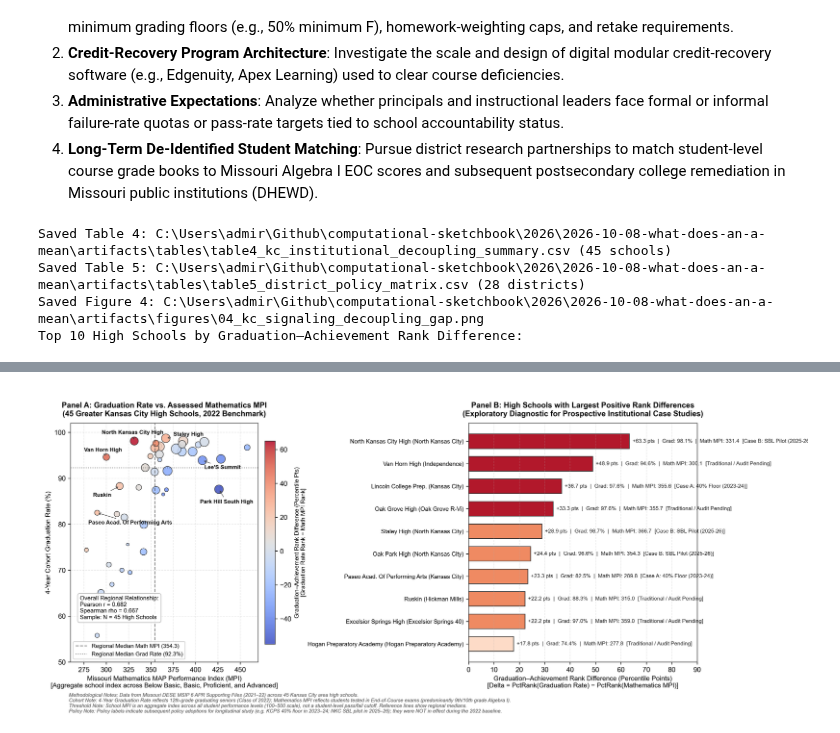
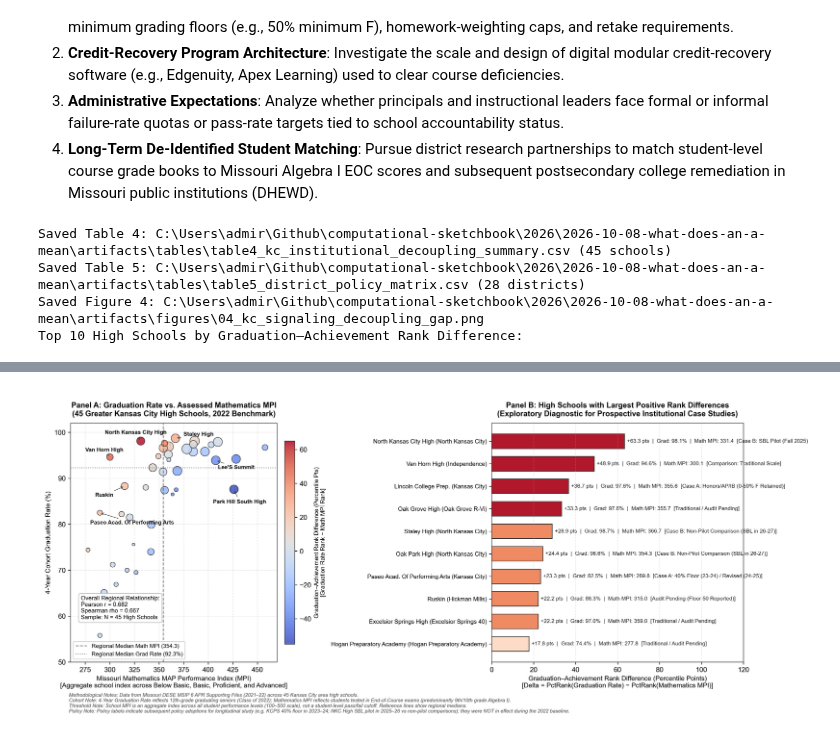
Before and after one commit to admiralorbiter/computational-sketchbook, a Jupyter notebook: 2026/2026-10-08-what-does-an-a-mean/notebooks/01_what_does_an_a_mean.ipynb, the cells around one changed output, grey strips where cells are left out. Saved outputs shown, nothing was run; the diff lists cells and outputs as text; code cells hidden in the pictures.

Commit message:
fix(2026-10-08-what-does-an-a-mean): correct graduation regulation to 5 CSR 20-100.190, code school-level pilot exposure, and add policy evidence register

```diff
--- a/2026/2026-10-08-what-does-an-a-mean/notebooks/01_what_does_an_a_mean.ipynb
+++ b/2026/2026-10-08-what-does-an-a-mean/notebooks/01_what_does_an_a_mean.ipynb
@@ -376,37 +376,37 @@ from IPython.display import Image, display
 if str(BASE_DIR) not in sys.path:
     sys.path.insert(0, str(BASE_DIR))
 
 from src.analyze_institutional_incentives import load_and_process_decoupling_data, generate_tables, plot_figure_4
 
 # Execute institutional analysis pipeline
-df_merged, df_policy = load_and_process_decoupling_data()
-generate_tables(df_merged, df_policy)
+df_merged, df_policy, df_evidence = load_and_process_decoupling_data()
+generate_tables(df_merged, df_policy, df_evidence)
 plot_figure_4(df_merged)
 
 # Load and display top rank-difference high schools
 t4 = pd.read_csv(TABLES_DIR / "table4_kc_institutional_decoupling_summary.csv")
 print("Top 10 High Schools by Graduation–Achievement Rank Difference:")
-display(t4.head(10)[["District Name", "School Name", "4-Yr Grad Rate (%)", "Math Status MPI", "Grad-Math Rank Diff (Pctile Pts)", "Policy Status in 2022", "Subsequent Policy Adoption"]])
+display(t4.head(10)[["District Name", "School Name", "4-Yr Grad Rate (%)", "Math Status MPI", "Grad-Math Rank Diff (Pctile Pts)", "Policy Status in 2022", "Subsequent Policy Adoption", "Longitudinal Policy Exposure Role"]])
 
 # Display Figure 4
 display(Image(str(FIG_DIR / "04_kc_signaling_decoupling_gap.png")))
 # %% [output]
 Saved Table 4: C:\Users\admir\Github\computational-sketchbook\2026\2026-10-08-what-does-an-a-mean\artifacts\tables\table4_kc_institutional_decoupling_summary.csv (45 schools)
 Saved Table 5: C:\Users\admir\Github\computational-sketchbook\2026\2026-10-08-what-does-an-a-mean\artifacts\tables\table5_district_policy_matrix.csv (28 districts)
 Saved Figure 4: C:\Users\admir\Github\computational-sketchbook\2026\2026-10-08-what-does-an-a-mean\artifacts\figures\04_kc_signaling_decoupling_gap.png
 Top 10 High Schools by Graduation–Achievement Rank Difference:
 |  | District Name | School Name | 4-Yr Grad Rate (%) | Math Status MPI | Grad-Math Rank Diff (Pctile Pts) | ... |
 | 0 | NORTH KANSAS CITY 74 | NORTH KANSAS CITY HIGH | 98.1 | 331.4 | 63.333333 | ... |
 | 1 | INDEPENDENCE 30 | VAN HORN HIGH | 94.6 | 300.1 | 48.888889 | ... |
 | 2 | KANSAS CITY 33 | LINCOLN COLLEGE PREP. | 97.6 | 355.6 | 36.666667 | ... |
 | 3 | OAK GROVE R-VI | OAK GROVE HIGH | 97.6 | 355.7 | 33.333333 | ... |
 | 4 | NORTH KANSAS CITY 74 | STALEY HIGH | 98.7 | 366.7 | 28.888889 | ... |
 | 5 | NORTH KANSAS CITY 74 | OAK PARK HIGH | 96.6 | 354.3 | 24.444444 | ... |
 | 6 | KANSAS CITY 33 | PASEO ACAD. OF PERFORMING ARTS | 82.5 | 289.8 | 23.333333 | ... |
 | 7 | HICKMAN MILLS C-1 | RUSKIN HIGH SCHOOL | 88.3 | 315.0 | 22.222222 | ... |
 | 8 | EXCELSIOR SPRINGS 40 | EXCELSIOR SPRINGS HIGH | 97.0 | 359.0 | 22.222222 | ... |
 | 9 | HOGAN PREPARATORY ACADEMY | HOGAN PREPARATORY ACADEMY | 74.4 | 277.8 | 17.777778 | ... |
-[figure, old version]
+[figure, new version]
 # %% [markdown]
 ## Section 9: Institutional Policy Synthesis & Longitudinal Research Agenda (Phase 2)
 
```
Also changed, not shown: parts of 1 cell of this notebook, 12 other files.
